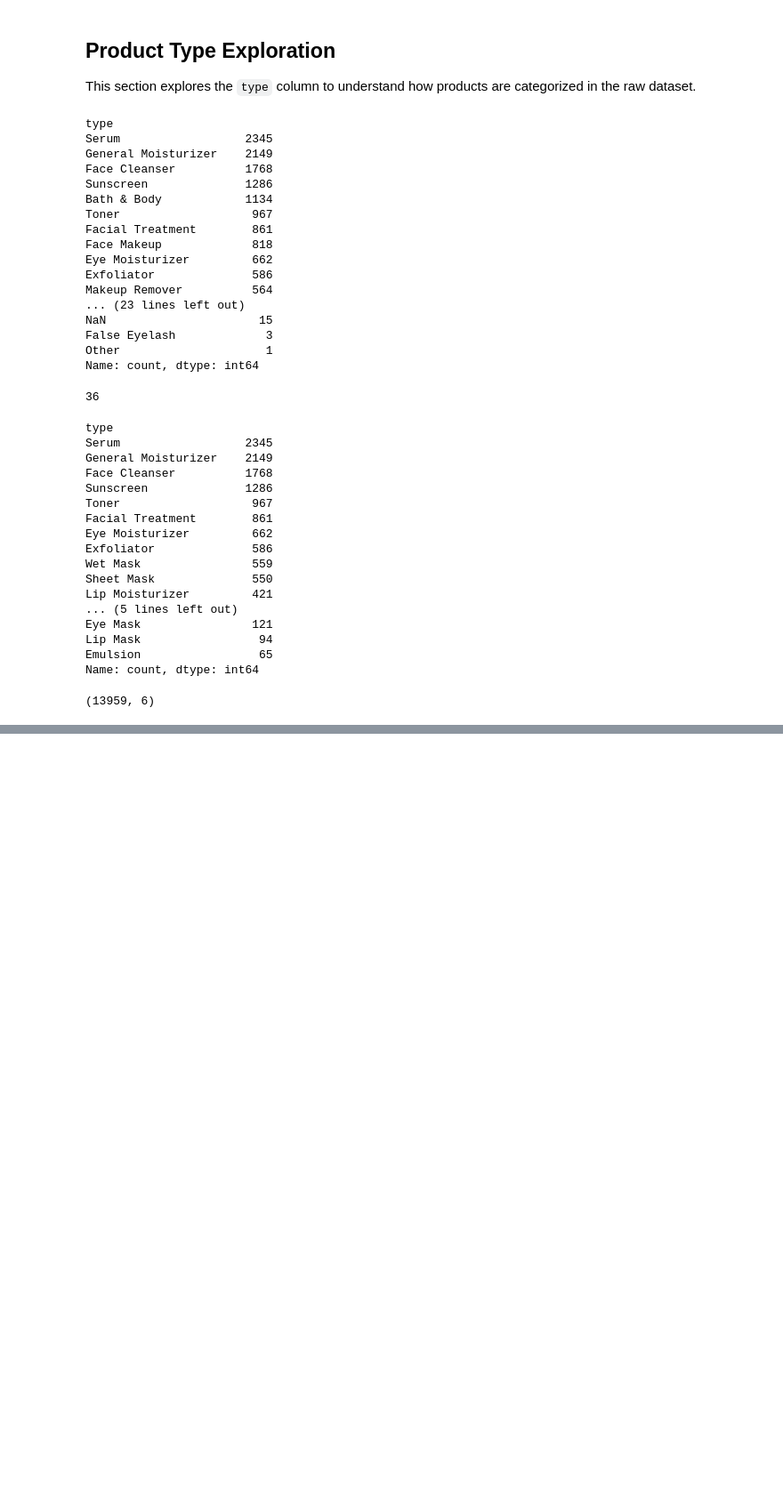
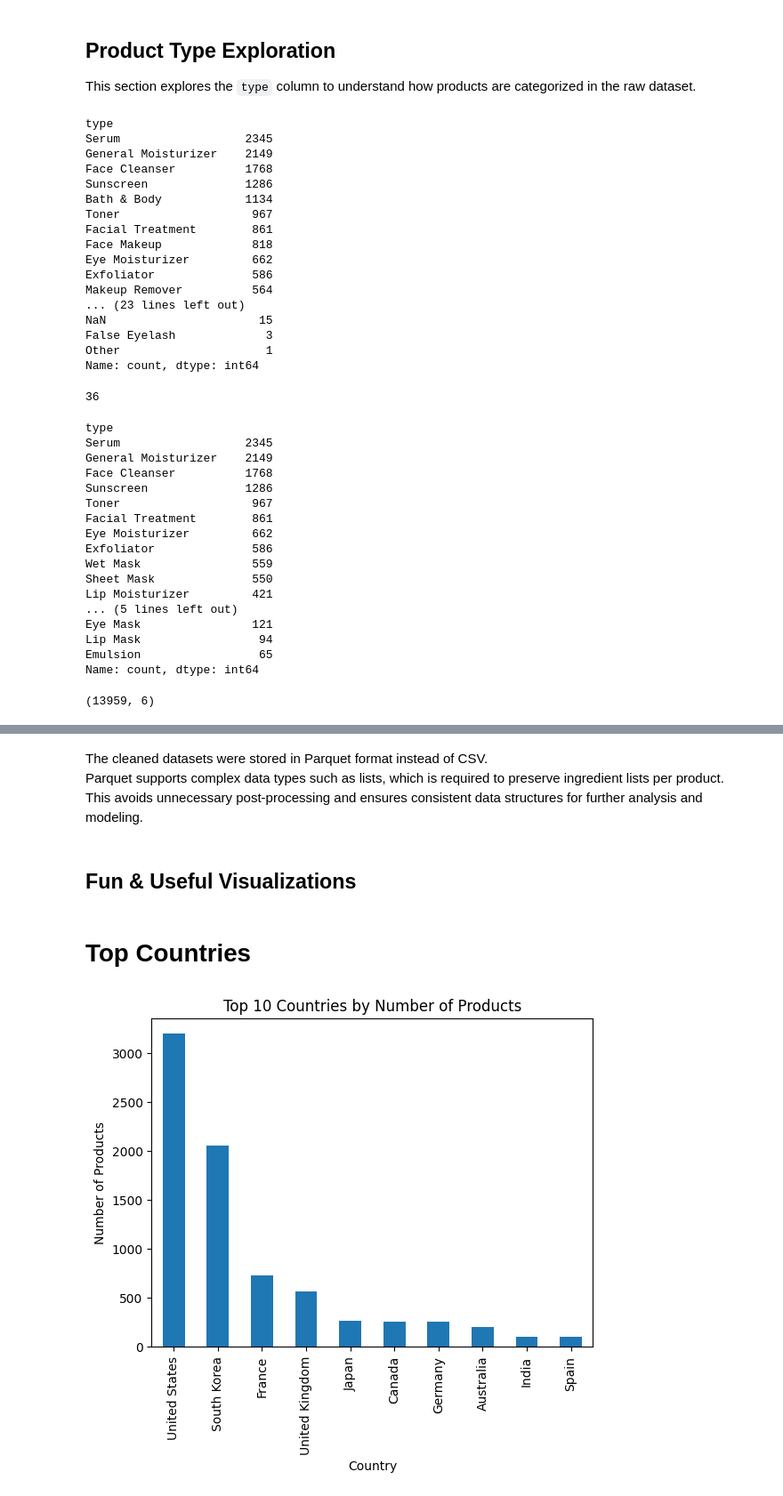
Before and after one commit to BluezConcepts/skingen-content-based-recommender, a Jupyter notebook: notebooks/01_product_data_eda_and_cleaning.ipynb, the cells around one changed output, grey strips where cells are left out. Shown at 89% size. Cells and saved outputs as stored; diff of their text form; code cells hidden in the pictures; blank space fills up the shorter version.

```diff
--- a/notebooks/01_product_data_eda_and_cleaning.ipynb
+++ b/notebooks/01_product_data_eda_and_cleaning.ipynb
@@ -359,0 +493,6 @@ TypeError: 'float' object is not iterable
+# %%
+df["ingredient_count"] = df["ingredient_list"].str.len()
+# %%
+df["brand"] = df["brand"].str.strip()
+df["name"] = df["name"].str.strip()
+df["country"] = df["country"].str.strip()
@@ -359,0 +615,16 @@ TypeError: 'float' object is not iterable
+# %%
+df = df.dropna(
+    subset=[
+        "ingredient_list",
+        "ingredient_count",
+        "inci_clean",
+        "brand",
+        "name",
+        "type"
+    ]
+).copy()
+# %%
+df = df.drop_duplicates(
+    subset=["brand", "name"],
+    keep="first"
+)
@@ -359,0 +690,8 @@ TypeError: 'float' object is not iterable
+# %% [markdown]
+The cleaned datasets were stored in Parquet format instead of CSV.
+Parquet supports complex data types such as lists, which is required to
+preserve ingredient lists per product.
+This avoids unnecessary post-processing and ensures consistent data
+structures for further analysis and modeling.
+# %% [markdown]
+## Fun & Useful Visualizations
@@ -359,0 +702,13 @@ TypeError: 'float' object is not iterable
+# %% [markdown]
+# Top Countries
+# %%
+df["country"].value_counts().head(10).plot(
+    kind="bar",
+    title="Top 10 Countries by Number of Products"
+)
+
+plt.ylabel("Number of Products")
+plt.xlabel("Country")
+plt.show()
+# %% [output]
+[figure, added]
```
Also changed, not shown: parts of 92 cells of this notebook, 6 other files.
